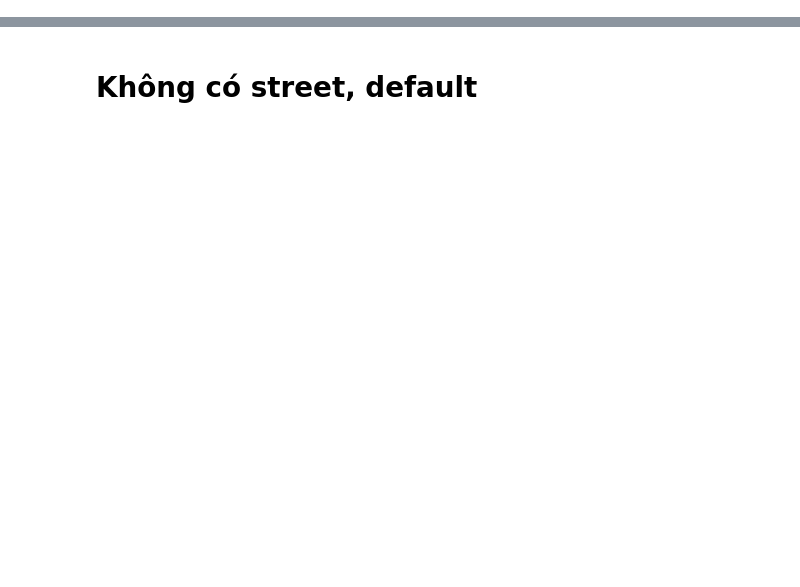
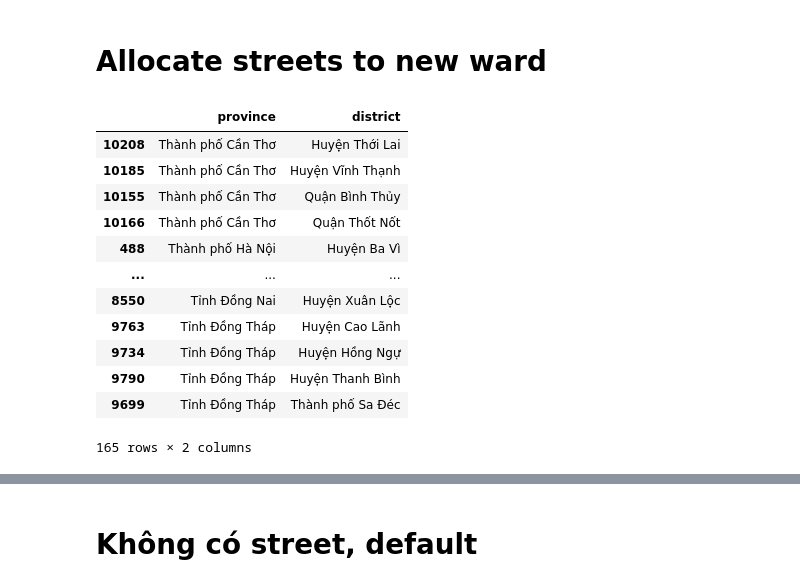
Before and after one commit to tranngocminhhieu/vietnamadminunits, a Jupyter notebook: choose_default_new_ward.ipynb, the cells around one changed output, grey strips where cells are left out. Drawn from its saved outputs; the diff is of its cells as text; code cells hidden in the pictures; blank space fills up the shorter version.

```diff
--- a/choose_default_new_ward.ipynb
+++ b/choose_default_new_ward.ipynb
@@ -45 +85,3 @@ df_divided_district = df_divided[['province', 'district']].drop_duplicates()
+# %% [markdown]
+# Allocate streets to new ward
 # %%
@@ -60,0 +106,16 @@ df_divided_district = pd.read_csv('data/df_divided_district.csv')
+# %%
+df_divided_district
+# %% [output]
+|  | province | district |
+| 10208 | Thành phố Cần Thơ | Huyện Thới Lai |
+| 10185 | Thành phố Cần Thơ | Huyện Vĩnh Thạnh |
+| 10155 | Thành phố Cần Thơ | Quận Bình Thủy |
+| 10166 | Thành phố Cần Thơ | Quận Thốt Nốt |
+| 488 | Thành phố Hà Nội | Huyện Ba Vì |
+| ... | ... | ... |
+| 8550 | Tỉnh Đồng Nai | Huyện Xuân Lộc |
+| 9763 | Tỉnh Đồng Tháp | Huyện Cao Lãnh |
+| 9734 | Tỉnh Đồng Tháp | Huyện Hồng Ngự |
+| 9790 | Tỉnh Đồng Tháp | Huyện Thanh Bình |
+| 9699 | Tỉnh Đồng Tháp | Thành phố Sa Đéc |
+165 rows × 2 columns
```
Also changed, not shown: parts of 22 cells of this notebook, 2 other files.
